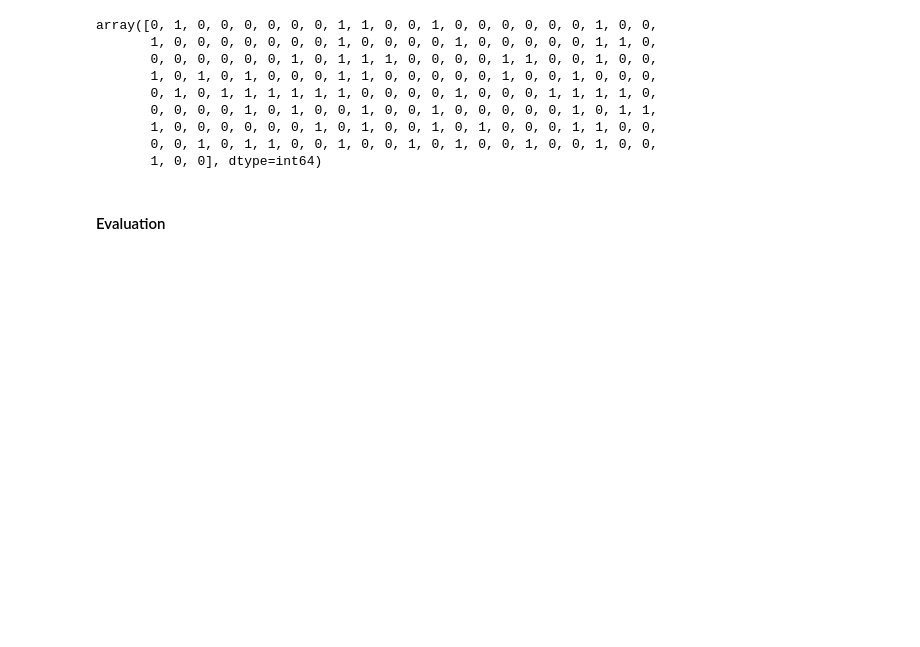
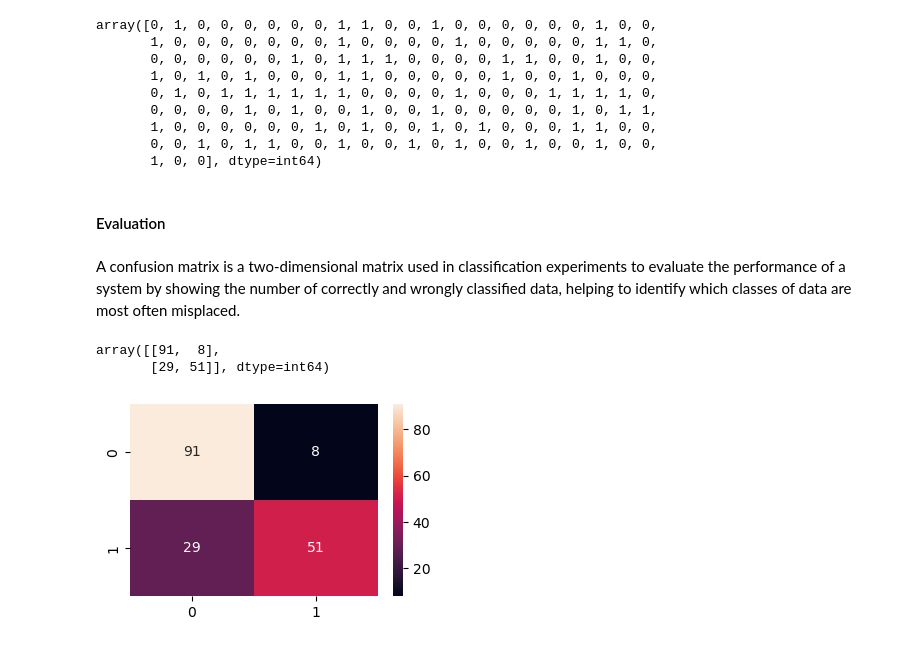
Before and after one commit to sagarbarge/Titanic-EDA-Modeling, a Jupyter notebook: Titanic_Competition_Sagar.ipynb, the cells around one changed output. Drawn from its saved outputs; the diff is of its cells as text; code cells hidden in the pictures; blank space fills up the shorter version.

```diff
--- a/Titanic_Competition_Sagar.ipynb
+++ b/Titanic_Competition_Sagar.ipynb
@@ -754,3 +754,5 @@ array([0, 1, 0, 0, 0, 0, 0, 0, 1, 1, 0, 0, 1, 0, 0, 0, 0, 0, 0, 1, 0, 0,
        1, 0, 0], dtype=int64)
 # %% [markdown]
 #### Evaluation
+# %% [markdown]
+A confusion matrix is a two-dimensional matrix used in classification experiments to evaluate the performance of a system by showing the number of correctly and wrongly classified data, helping to identify which classes of data are most often misplaced.
@@ -756,0 +764,15 @@ array([0, 1, 0, 0, 0, 0, 0, 0, 1, 1, 0, 0, 1, 0, 0, 0, 0, 0, 0, 1, 0, 0,
+# %%
+# Confusion Metrix
+
+confusion_matrix_train = confusion_matrix(y_test,y_pred)
+confusion_matrix_train
+# %% [output]
+array([[91,  8],
+       [29, 51]], dtype=int64)
+# %%
+# confusion_matrix heatmap
+plt.figure(figsize=(4,2.5))
+sns.heatmap(confusion_matrix_train, annot=True)
+plt.show()
+# %% [output]
+[figure, added]
```
Also changed, not shown: parts of 1 cell of this notebook.
